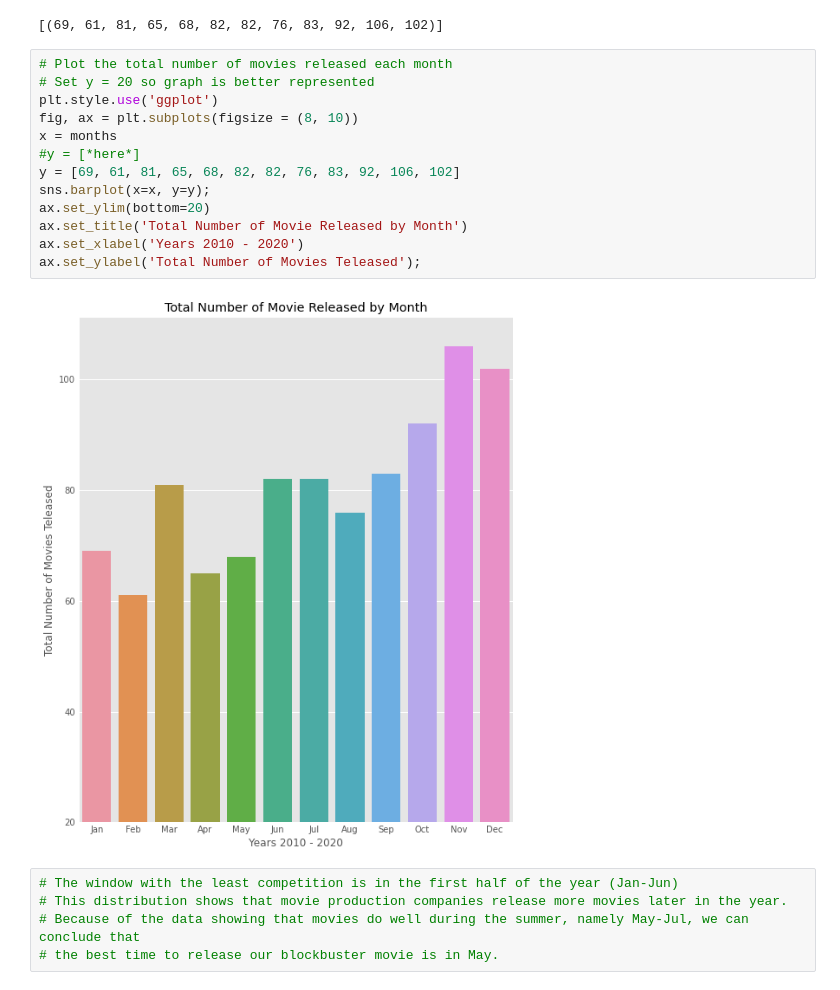
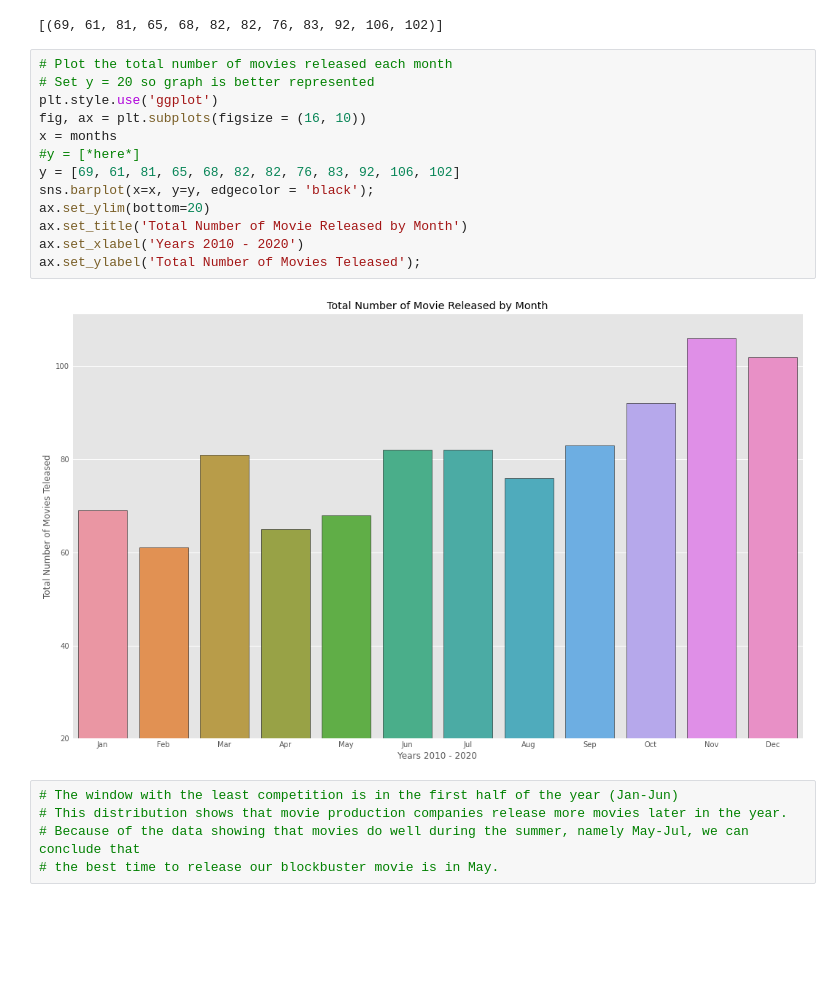
Before and after one commit to learn-co-curriculum/dsc-project-template, a Jupyter notebook: Finalized - Michael.ipynb, the cells around one changed output. Cells and saved outputs as stored; diff of their text form; blank space fills up the shorter version.

Commit message:
edgecolors

```diff
--- a/Finalized - Michael.ipynb
+++ b/Finalized - Michael.ipynb
@@ -347,18 +347,18 @@ list(df_months.value_counts().index)
 # %%
 # Plot the total number of movies released each month
 # Set y = 20 so graph is better represented
 plt.style.use('ggplot')
-fig, ax = plt.subplots(figsize = (8, 10))
+fig, ax = plt.subplots(figsize = (16, 10))
 x = months
 #y = [*here*]
 y = [69, 61, 81, 65, 68, 82, 82, 76, 83, 92, 106, 102]
-sns.barplot(x=x, y=y);
+sns.barplot(x=x, y=y, edgecolor = 'black');
 ax.set_ylim(bottom=20)
 ax.set_title('Total Number of Movie Released by Month')
 ax.set_xlabel('Years 2010 - 2020')
 ax.set_ylabel('Total Number of Movies Teleased');
 # %% [output]
-[figure, old version]
+[figure, new version]
 # %%
 # The window with the least competition is in the first half of the year (Jan-Jun)
 # This distribution shows that movie production companies release more movies later in the year.
```
Also changed, not shown: parts of 1 cell of this notebook.
